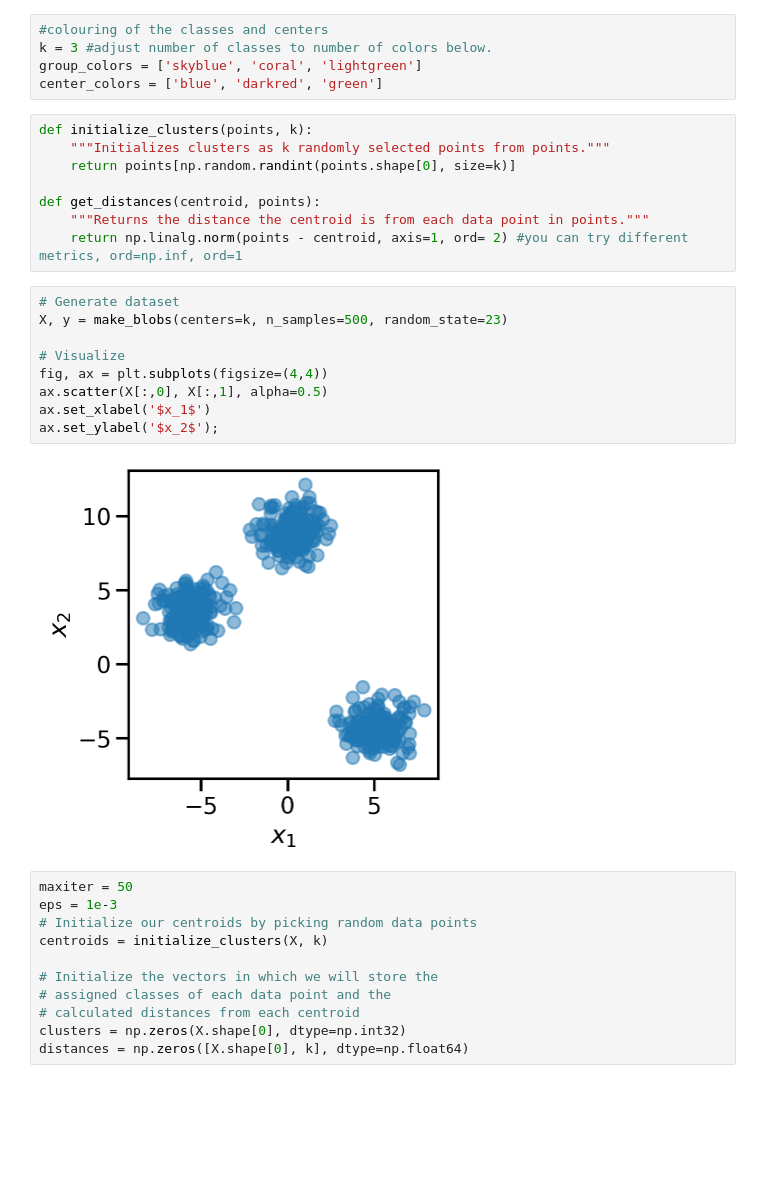
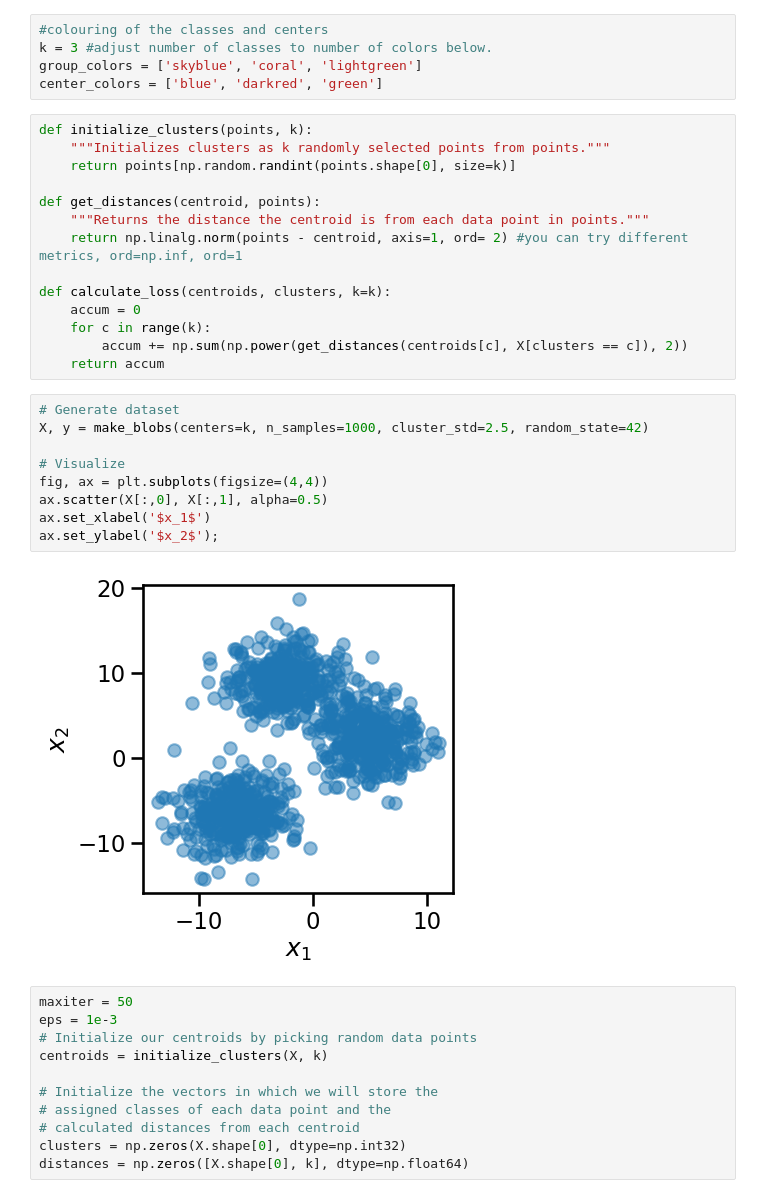
Before and after one commit to jgerhard/k-means, a Jupyter notebook: example_kmeans.ipynb, the cells around one changed output. Cells and saved outputs as stored; diff of their text form; blank space fills up the shorter version.

Commit message:
using code to generate some plots

```diff
--- a/example_kmeans.ipynb
+++ b/example_kmeans.ipynb
@@ -20,17 +20,23 @@ def initialize_clusters(points, k):
 def get_distances(centroid, points):
     """Returns the distance the centroid is from each data point in points."""
     return np.linalg.norm(points - centroid, axis=1, ord= 2) #you can try different metrics, ord=np.inf, ord=1
+
+def calculate_loss(centroids, clusters, k=k):
+    accum = 0
+    for c in range(k):
+        accum += np.sum(np.power(get_distances(centroids[c], X[clusters == c]), 2))
+    return accum
 # %%
 # Generate dataset
-X, y = make_blobs(centers=k, n_samples=500, random_state=23)
+X, y = make_blobs(centers=k, n_samples=1000, cluster_std=2.5, random_state=42)
 
 # Visualize
 fig, ax = plt.subplots(figsize=(4,4))
 ax.scatter(X[:,0], X[:,1], alpha=0.5)
 ax.set_xlabel('$x_1$')
 ax.set_ylabel('$x_2$');
 # %% [output]
-[figure, old version]
+[figure, new version]
 # %%
 maxiter = 50
 eps = 1e-3
```
Also changed, not shown: parts of 9 cells of this notebook.
